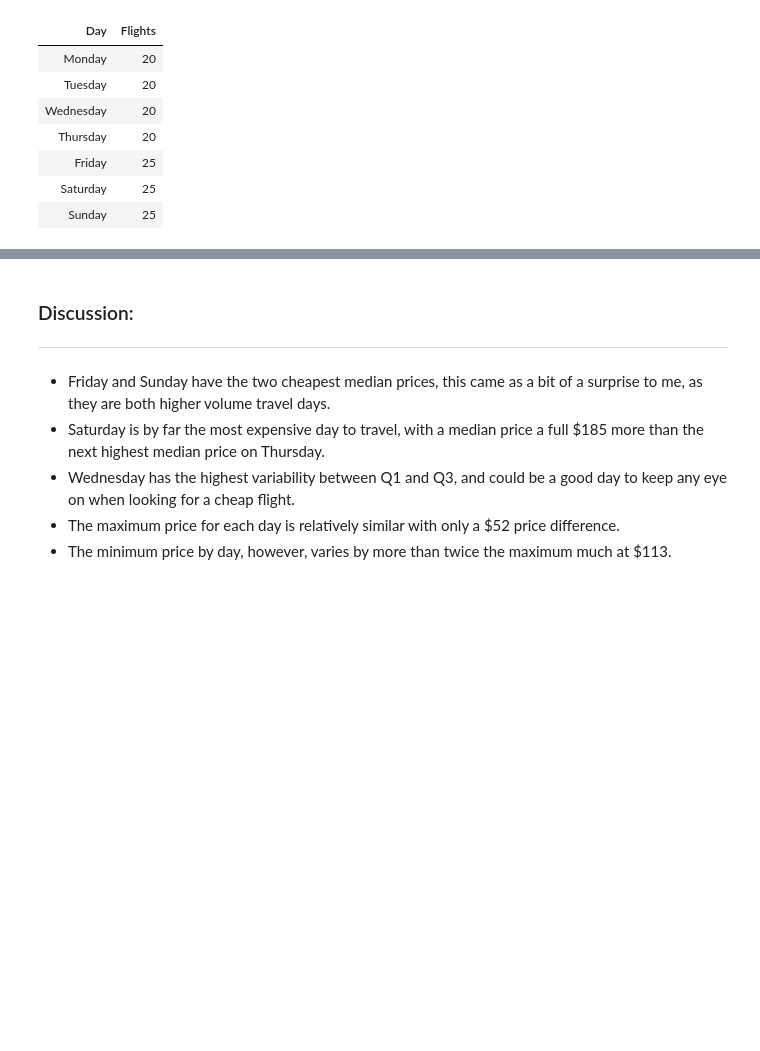
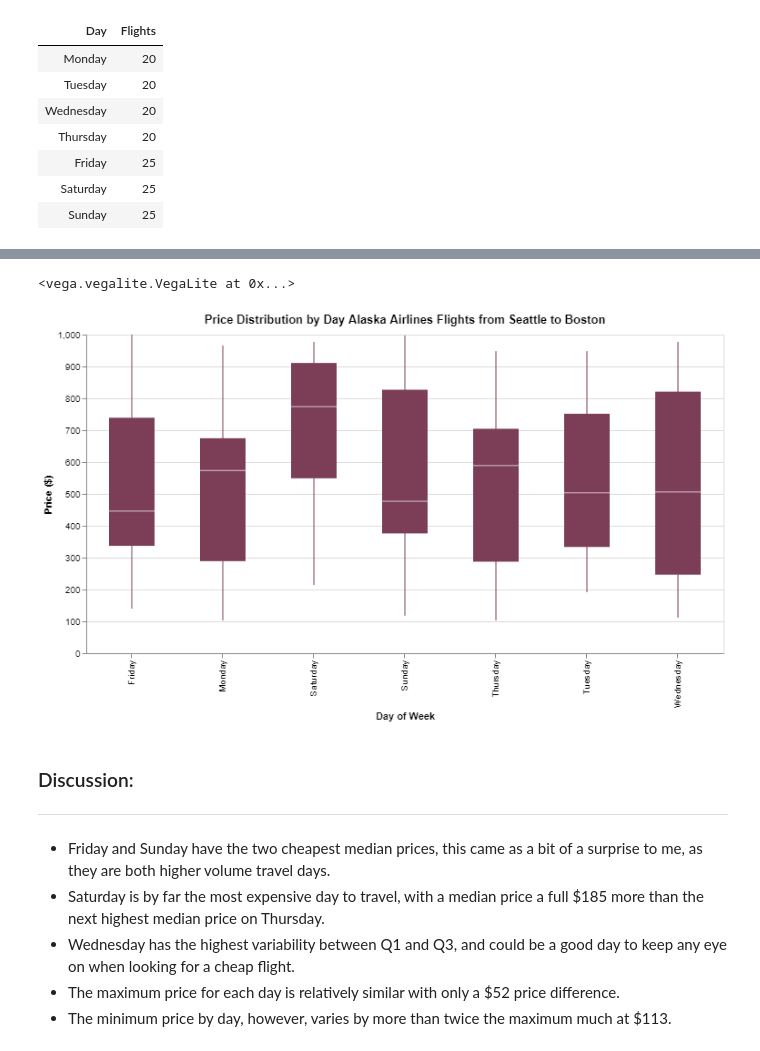
Before and after one commit to d-titus/weconnect-technical-test, a Jupyter notebook: python-report.ipynb, the cells around one changed output, grey strips where cells are left out. Saved outputs shown, nothing was run; the diff lists cells and outputs as text; code cells hidden in the pictures; blank space fills up the shorter version.

```diff
--- a/python-report.ipynb
+++ b/python-report.ipynb
@@ -101,7 +106,7 @@ box = alt.Chart(q2).mark_boxplot(size=50,color='#7b3e56').encode(
      x=alt.X("day_of_week:O",title='Day of Week',sort=['Monday', 'Tuesday', 'Wednesday', 'Thursday', 'Friday', 'Saturday',
        'Sunday']),
     y=alt.Y("price:Q",title='Price ($)'),
-).properties(title=['Price Distribution by Day', 'Alaska Airlines Flights from Seattle to Boston'])
+).properties(title='Price Distribution by Day Alaska Airlines Flights from Seattle to Boston')
 box.configure_title(fontSize=30)
 (box).properties(height=350, width=700)
 # %% [output]
@@ -109,3 +113,5 @@ box.configure_title(fontSize=30)
+<vega.vegalite.VegaLite at 0x...>
+[figure, added]
 # %% [markdown]
 ### Discussion:
 ---
```
Also changed, not shown: parts of 7 cells of this notebook.
